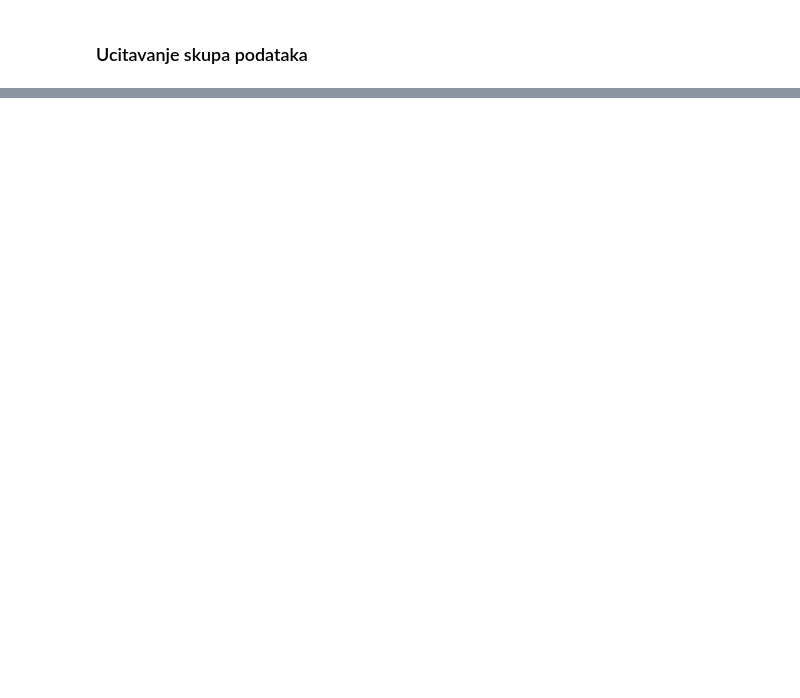
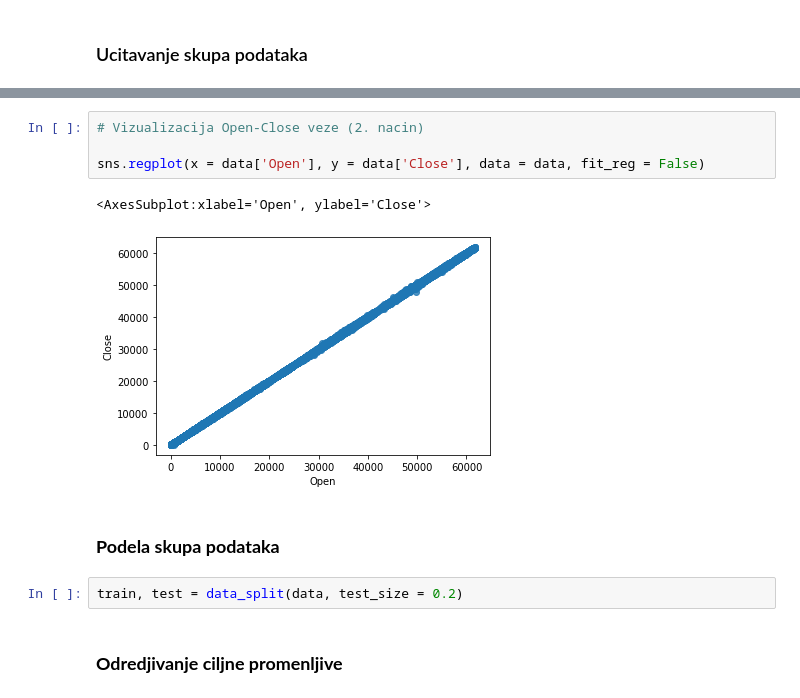
Before and after one commit to jovanape/Bitcoint-Price-Prediction, a Jupyter notebook: LinearRegression.ipynb, the cells around one changed output, grey strips where cells are left out. Saved outputs shown, nothing was run; the diff lists cells and outputs as text; blank space fills up the shorter version.

```diff
--- a/LinearRegression.ipynb
+++ b/LinearRegression.ipynb
@@ -93 +113,14 @@ plt.show()
+# %%
+# Vizualizacija Open-Close veze (2. nacin)
+
+sns.regplot(x = data['Open'], y = data['Close'], data = data, fit_reg = False)
+# %% [output]
+<AxesSubplot:xlabel='Open', ylabel='Close'>
+[figure, added]
+# %% [markdown]
+### **Podela skupa podataka**
+# %%
+train, test = data_split(data, test_size = 0.2)
+# %% [markdown]
+### **Odredjivanje ciljne promenljive**
 # %%
```
Also changed, not shown: parts of 30 cells of this notebook.
